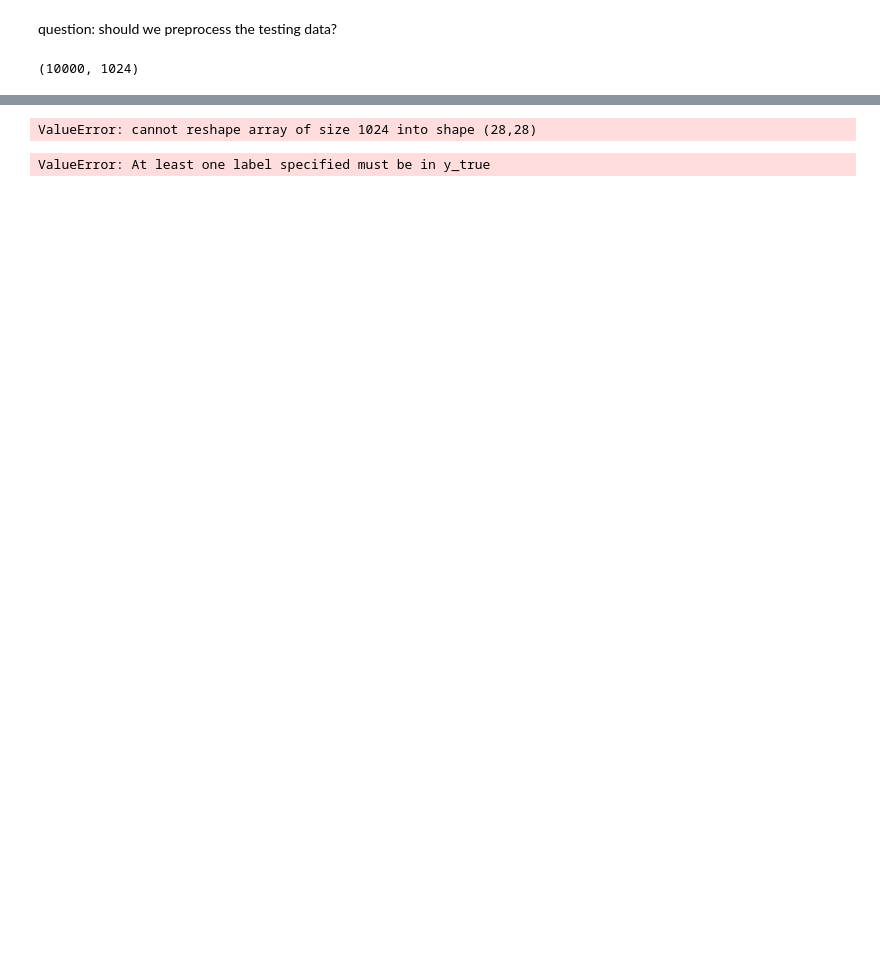
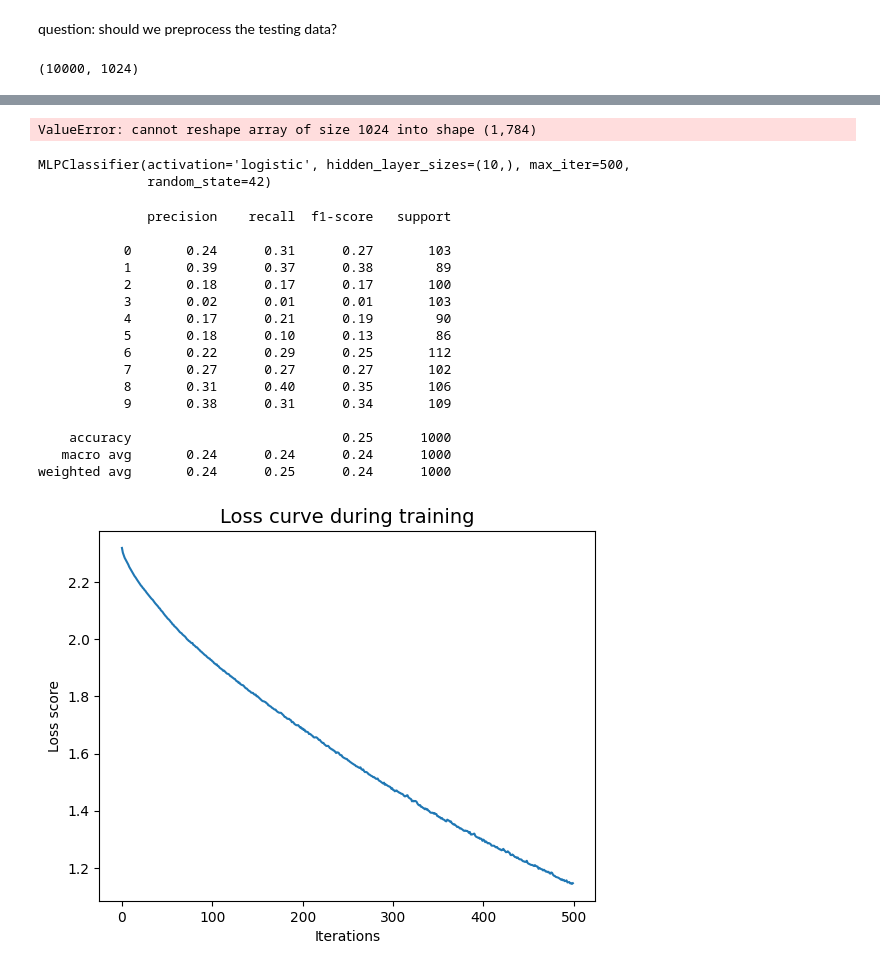
Before and after one commit to idajohannesen/cds-vis, a Jupyter notebook: assignments/assignment 2/src/testnotebook.ipynb, the cells around one changed output, grey strips where cells are left out. Saved outputs shown, nothing was run; the diff lists cells and outputs as text; code cells hidden in the pictures; blank space fills up the shorter version.

```diff
--- a/assignments/assignment 2/src/testnotebook.ipynb
+++ b/assignments/assignment 2/src/testnotebook.ipynb
@@ -101,47 +111,73 @@ print(cm)
 weighted avg       0.31      0.31      0.31     10000
 # %%
 # try and predict the class of a data point
-clf_util.plot_individual(X_preprocess_train,
-                         y_test,
-                         50)
+#clf_util.plot_individual(X_preprocess_train,
+                         #y_test,
+                         #50)
+
+clf_util.predict_unseen(X_preprocess_test[5], clf, y_test)
 # %% [output]
-ValueError: cannot reshape array of size 1024 into shape (28,28)
+ValueError: cannot reshape array of size 1024 into shape (1,784)
+# %%
+sliceddataX = X_preprocess_train[0:1000]
+sliceddataXtest = X_preprocess_test[0:1000]
+sliceddataY = y_train[0:1000]
+sliceddataYtest = y_test[0:1000]
+# %%
+# neural network classifier
+
+#create the classifier
+classifier = MLPClassifier(activation = "logistic",
+                            hidden_layer_sizes = (10,), # 20 neurons in our hidden layer
+                            max_iter=500, # 1000 epochs
+                            random_state = 42) # random state for reproducibility
+
+# fit the classifier to the data
+classifier.fit(sliceddata, sliceddataY)
+# %% [output]
+MLPClassifier(activation='logistic', hidden_layer_sizes=(10,), max_iter=500,
+              random_state=42)
 # %%
-# neural network classifier
-
-#create the classifier
-classifier = MLPClassifier(activation = "logistic",
-                            hidden_layer_sizes = (10,), # 20 neurons in our hidden layer
-                            max_iter=500, # 1000 epochs
-                            random_state = 42) # random state for reproducibility
-
-# fit the classifier to the data
-classifier.fit(X_preprocess_train, y_train)
-
 # get predictions
-y_pred = classifier.predict(X_preprocess_test)
+y_pred = classifier.predict(sliceddataXtest)
 
 # use confusion matrix to check performance
-metrics.ConfusionMatrixDisplay.from_estimator(classifier,           # the classifier name
-                                            X_preprocess_train,     # the training features
-                                            y_train,                # the training labels
-                                            cmap=plt.cm.Blues,      # make the colours prettier
-                                            labels=["FAKE", "REAL"])# the labels in the data arranged alphabetically
+#metrics.ConfusionMatrixDisplay.from_estimator(classifier,           # the classifier name
+                                            #sliceddataX,            # the training features
+                                            #sliceddataY,            # the training labels
+                                            #cmap=plt.cm.Blues,      # make the colours prettier
+                                            #labels=["FAKE", "REAL"])# the labels in the data arranged alphabetically
 
 # get classification report
-classifier_metrics = metrics.classification_report(y_test, y_pred)
+classifier_metrics = metrics.classification_report(sliceddataYtest, y_pred)
 print(classifier_metrics)
 
 # saving classification report as a .txt file
 text_file = open(r'../output/MLP_classification_report.txt', 'w')
 text_file.write(classifier_metrics)
 text_file.close()
 
 # plotting loss curves. should ideally have a smooth, steep downwards slope which ends in a plateau
 plt.plot(classifier.loss_curve_)
 plt.title("Loss curve during training", fontsize=14)
 plt.xlabel('Iterations')
 plt.ylabel('Loss score')
 plt.show()
 # %% [output]
-ValueError: At least one label specified must be in y_true
+              precision    recall  f1-score   support
+
+           0       0.24      0.31      0.27       103
+           1       0.39      0.37      0.38        89
+           2       0.18      0.17      0.17       100
+           3       0.02      0.01      0.01       103
+           4       0.17      0.21      0.19        90
+           5       0.18      0.10      0.13        86
+           6       0.22      0.29      0.25       112
+           7       0.27      0.27      0.27       102
+           8       0.31      0.40      0.35       106
+           9       0.38      0.31      0.34       109
+
+    accuracy                           0.25      1000
+   macro avg       0.24      0.24      0.24      1000
+weighted avg       0.24      0.25      0.24      1000
+[figure, added]
```
Also changed, not shown: parts of 7 cells of this notebook, 2 other files.
